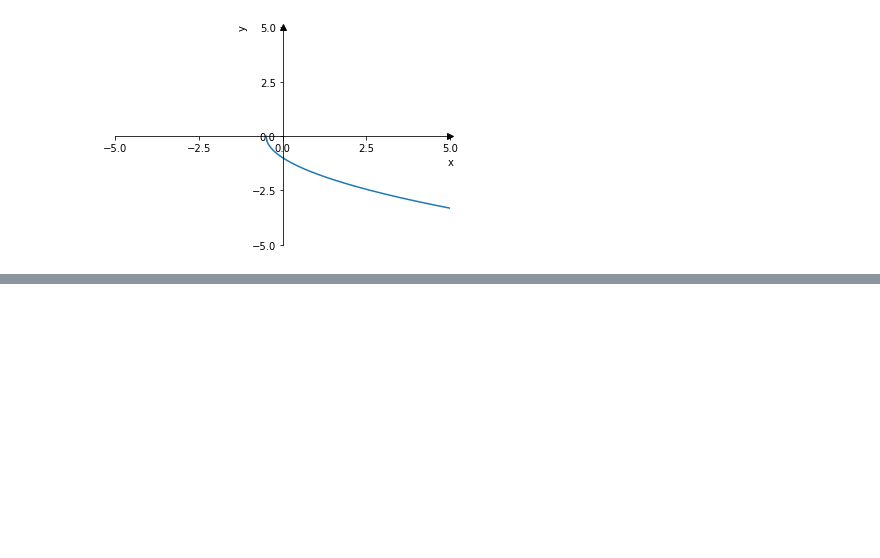
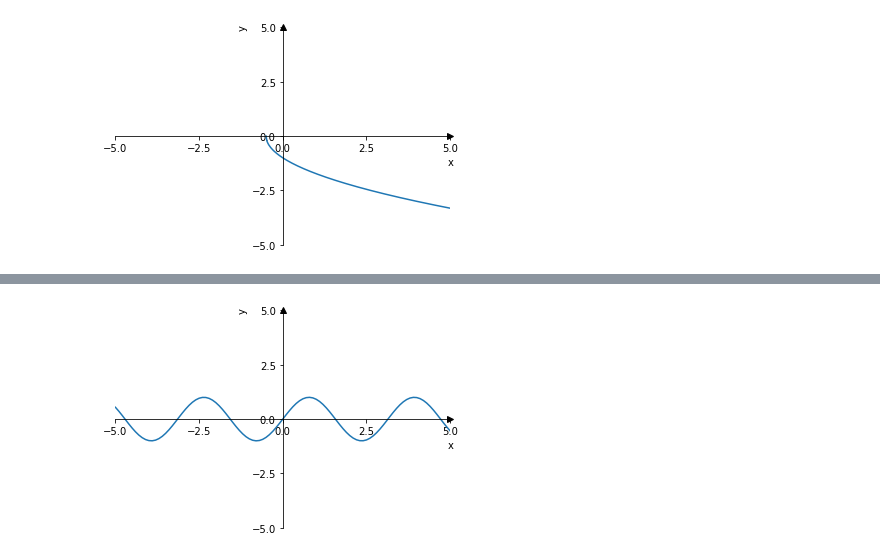
Before and after one commit to Zhurp2020/NLP-from-scratch, a Jupyter notebook: Thomas Calculus/Chapter 1 code.ipynb, the cells around one changed output, grey strips where cells are left out. Drawn from its saved outputs; the diff is of its cells as text; code cells hidden in the pictures; blank space fills up the shorter version.

```diff
--- a/Thomas Calculus/Chapter 1 code.ipynb
+++ b/Thomas Calculus/Chapter 1 code.ipynb
@@ -2,7 +2,10 @@
 import matplotlib.pyplot as plt
 import numpy as np
 class FunctionPlotter():
-    def __init__(self,function,domain=0,CustomDomain=None):
+    def __init__(self,function,
+    domain=0,CustomDomain=None,
+    ticks=[np.linspace(-5,5,5),np.linspace(-5,5,5)],
+    lim=[(-5,5),(-5,5)]):
         '''
         params:
         function: the function to be plotted
@@ -13,8 +16,8 @@ class FunctionPlotter():
                 or other array like value of x
         '''
         self.function = function
-        self.xticks = np.linspace(-5,5,5)
-        self.yticks = np.linspace(-5,5,5)
+        self.xticks, self.yticks = ticks[0],ticks[1]
+        self.xlim,self.ylim = lim[0],lim[1]
         if domain == 0 :
             self.x = np.linspace(-5,5,101)
         elif domain == 1:
@@ -35,8 +38,8 @@ class FunctionPlotter():
         self.ax.set_ylabel('y',y=1)
         self.ax.set_xticks(self.xticks)
         self.ax.set_yticks(self.yticks)
-        self.ax.set_xlim((-5,5))
-        self.ax.set_ylim((-5,5))
+        self.ax.set_xlim(self.xlim)
+        self.ax.set_ylim(self.ylim)
     def plot(self):
         self.y = self.function(self.x)
         self.canvas()
@@ -358,0 +370,6 @@ FunctionPlotter(f,3,np.linspace(-0.5,5,200)).plot()
+# %%
+def f(x):
+    return np.sin(2*x)
+FunctionPlotter(f).plot()
+# %% [output]
+[figure, added]
```
Also changed, not shown: parts of 12 cells of this notebook, 4 other files.
